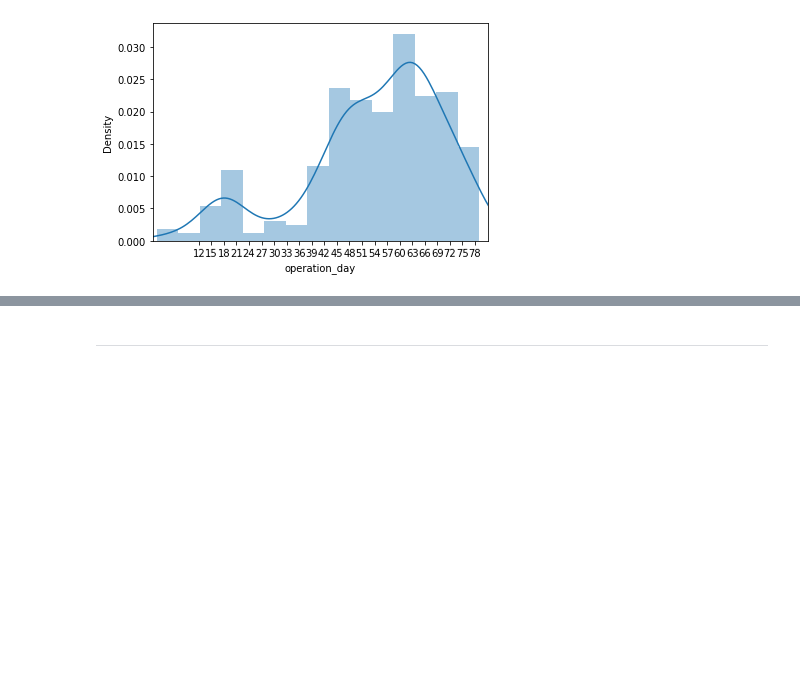
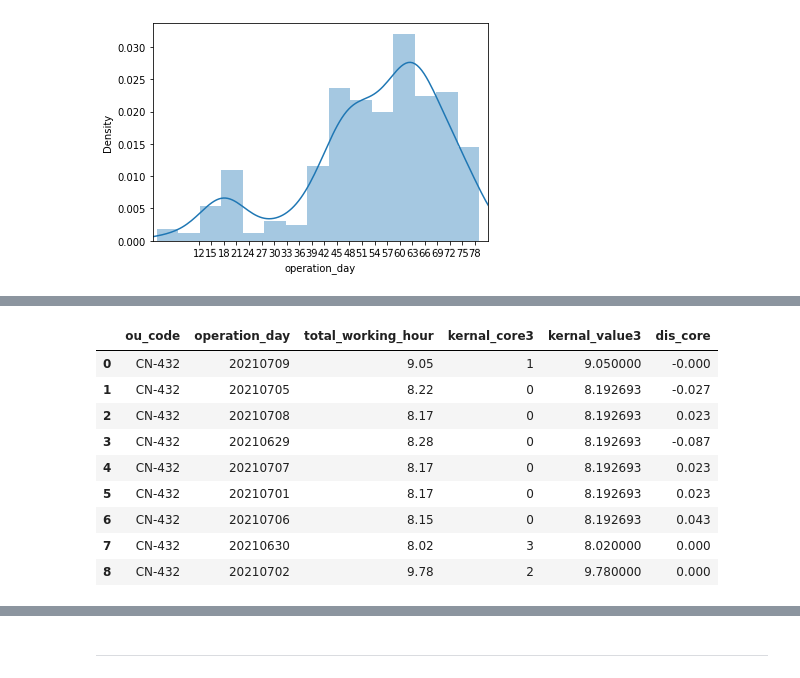
Before and after one commit to fyenne/play1, a Jupyter notebook: play1.ipynb, the cells around one changed output, grey strips where cells are left out. Cells and saved outputs as stored; diff of their text form; code cells hidden in the pictures; blank space fills up the shorter version.

```diff
--- a/play1.ipynb
+++ b/play1.ipynb
@@ -116,3 +100,16 @@ df
+# %%
+mnb_kmeans_hr('CN-432')
+# %% [output]
+|  | ou_code | operation_day | total_working_hour | kernal_core3 | kernal_value3 | dis_core |
+| 0 | CN-432 | 20210709 | 9.05 | 1 | 9.050000 | -0.000 |
+| 1 | CN-432 | 20210705 | 8.22 | 0 | 8.192693 | -0.027 |
+| 2 | CN-432 | 20210708 | 8.17 | 0 | 8.192693 | 0.023 |
+| 3 | CN-432 | 20210629 | 8.28 | 0 | 8.192693 | -0.087 |
+| 4 | CN-432 | 20210707 | 8.17 | 0 | 8.192693 | 0.023 |
+| 5 | CN-432 | 20210701 | 8.17 | 0 | 8.192693 | 0.023 |
+| 6 | CN-432 | 20210706 | 8.15 | 0 | 8.192693 | 0.043 |
+| 7 | CN-432 | 20210630 | 8.02 | 3 | 8.020000 | 0.000 |
+| 8 | CN-432 | 20210702 | 9.78 | 2 | 9.780000 | 0.000 |
 # %%
 
 def mnb_kmeans_in(ou_code):
```
Also changed, not shown: parts of 7 cells of this notebook, 4 other files.
